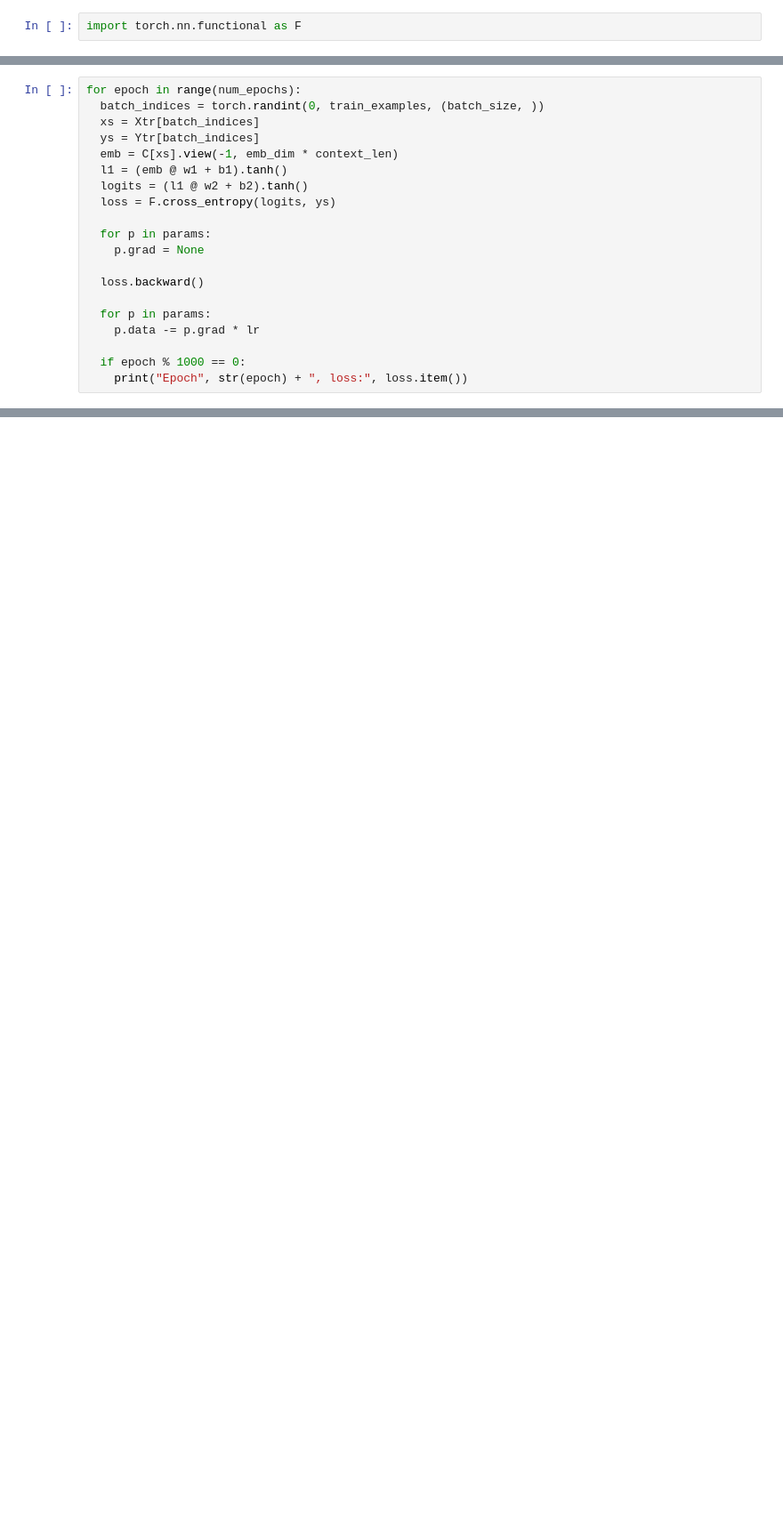
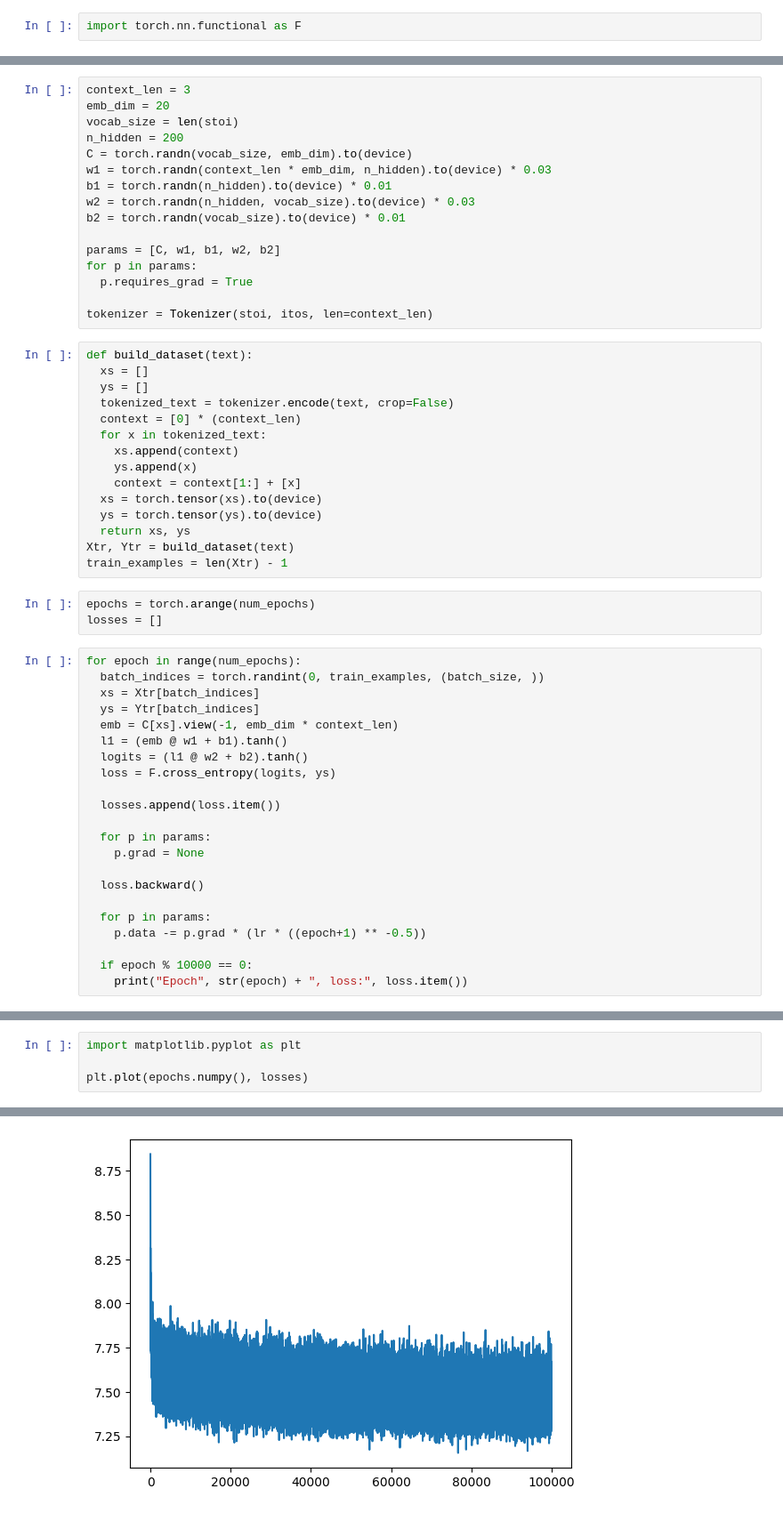
Before and after one commit to Trickshotblaster/nn-practices, a Jupyter notebook: GoodShakespeare.ipynb, the cells around one changed output, grey strips where cells are left out. Shown at 89% size. Cells and saved outputs as stored; diff of their text form; blank space fills up the shorter version.

```diff
--- a/GoodShakespeare.ipynb
+++ b/GoodShakespeare.ipynb
@@ -107,3 +101,37 @@ import torch.nn.functional as F
+# %%
+context_len = 3
+emb_dim = 20
+vocab_size = len(stoi)
+n_hidden = 200
+C = torch.randn(vocab_size, emb_dim).to(device)
+w1 = torch.randn(context_len * emb_dim, n_hidden).to(device) * 0.03
+b1 = torch.randn(n_hidden).to(device) * 0.01
+w2 = torch.randn(n_hidden, vocab_size).to(device) * 0.03
+b2 = torch.randn(vocab_size).to(device) * 0.01
+
+params = [C, w1, b1, w2, b2]
+for p in params:
+  p.requires_grad = True
+
+tokenizer = Tokenizer(stoi, itos, len=context_len)
+# %%
+def build_dataset(text):
+  xs = []
+  ys = []
+  tokenized_text = tokenizer.encode(text, crop=False)
+  context = [0] * (context_len)
+  for x in tokenized_text:
+    xs.append(context)
+    ys.append(x)
+    context = context[1:] + [x]
+  xs = torch.tensor(xs).to(device)
+  ys = torch.tensor(ys).to(device)
+  return xs, ys
+Xtr, Ytr = build_dataset(text)
+train_examples = len(Xtr) - 1
+# %%
+epochs = torch.arange(num_epochs)
+losses = []
 # %%
 for epoch in range(num_epochs):
   batch_indices = torch.randint(0, train_examples, (batch_size, ))
@@ -114,14 +142,16 @@ for epoch in range(num_epochs):
   logits = (l1 @ w2 + b2).tanh()
   loss = F.cross_entropy(logits, ys)
 
+  losses.append(loss.item())
+
   for p in params:
     p.grad = None
 
   loss.backward()
 
   for p in params:
-    p.data -= p.grad * lr
+    p.data -= p.grad * (lr * ((epoch+1) ** -0.5))
 
-  if epoch % 1000 == 0:
+  if epoch % 10000 == 0:
     print("Epoch", str(epoch) + ", loss:", loss.item())
 # %% [output]
@@ -137,0 +168,5 @@ Epoch 9000, loss: 8.69002914428711
+# %%
+import matplotlib.pyplot as plt
+
+plt.plot(epochs.numpy(), losses)
+# %% [output]
@@ -137,0 +174 @@ Epoch 9000, loss: 8.69002914428711
+[figure, added]
```
Also changed, not shown: parts of 23 cells of this notebook.
